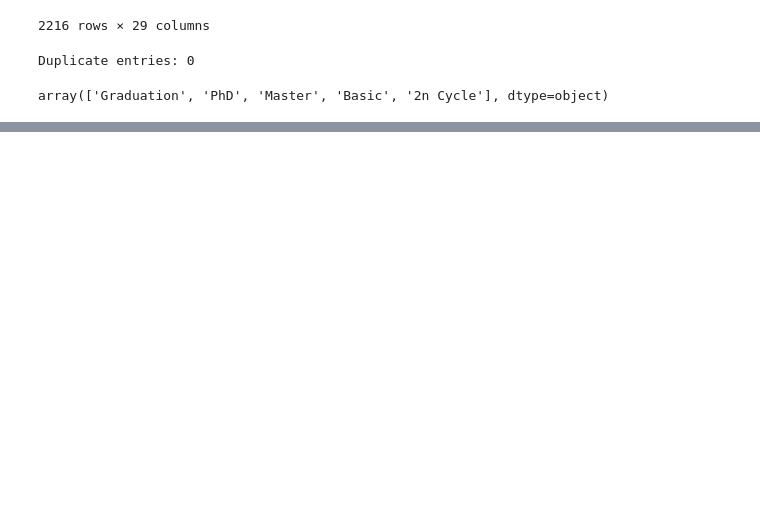
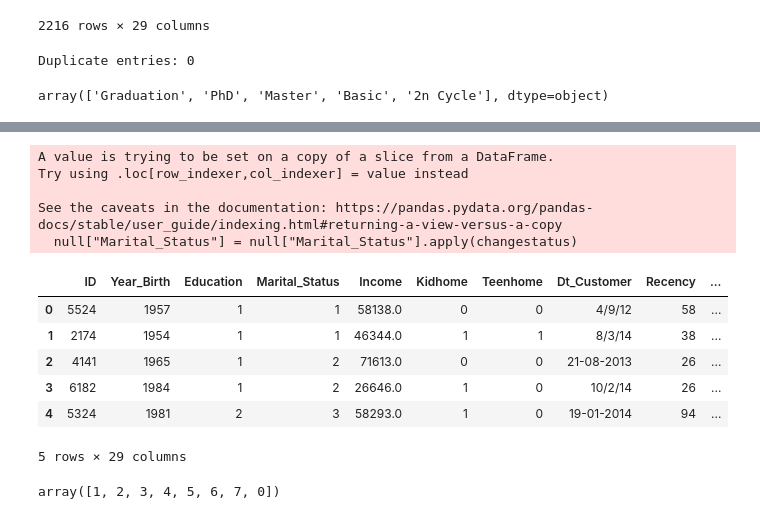
Before and after one commit to agarcia91/Project-4, a Jupyter notebook: Project4.ipynb, the cells around one changed output, grey strips where cells are left out. Cells and saved outputs as stored; diff of their text form; code cells hidden in the pictures; blank space fills up the shorter version.

```diff
--- a/Project4.ipynb
+++ b/Project4.ipynb
@@ -125,0 +119,40 @@ array([0])
+# %%
+ # Transform categorical values to numerical
+def changestatus(marital):
+    if marital == "Single":
+        return 1
+    elif marital == 'Together':
+        return 2
+    elif marital == 'Married':
+        return 3
+    elif marital == 'Divorced':
+        return 4
+    elif marital == 'Widow':
+        return 5
+    elif marital == 'Alone':
+        return 6
+    elif marital == 'Absurd':
+        return 7
+    else:
+        return 0
+
+null["Marital_Status"] = null["Marital_Status"].apply(changestatus)
+null.head()
+# %% [output]
+A value is trying to be set on a copy of a slice from a DataFrame.
+Try using .loc[row_indexer,col_indexer] = value instead
+
+See the caveats in the documentation: https://pandas.pydata.org/pandas-docs/stable/user_guide/indexing.html#returning-a-view-versus-a-copy
+  null["Marital_Status"] = null["Marital_Status"].apply(changestatus)
+|  | ID | Year_Birth | Education | Marital_Status | Income | Kidhome | Teenhome | Dt_Customer | Recency | ... |
+| 0 | 5524 | 1957 | 1 | 1 | 58138.0 | 0 | 0 | 4/9/12 | 58 | ... |
+| 1 | 2174 | 1954 | 1 | 1 | 46344.0 | 1 | 1 | 8/3/14 | 38 | ... |
+| 2 | 4141 | 1965 | 1 | 2 | 71613.0 | 0 | 0 | 21-08-2013 | 26 | ... |
+| 3 | 6182 | 1984 | 1 | 2 | 26646.0 | 1 | 0 | 10/2/14 | 26 | ... |
+| 4 | 5324 | 1981 | 2 | 3 | 58293.0 | 1 | 0 | 19-01-2014 | 94 | ... |
+5 rows × 29 columns
+# %%
+# Check new values
+null['Marital_Status'].unique()
+# %% [output]
+array([1, 2, 3, 4, 5, 6, 7, 0])
```
Also changed, not shown: parts of 12 cells of this notebook.
